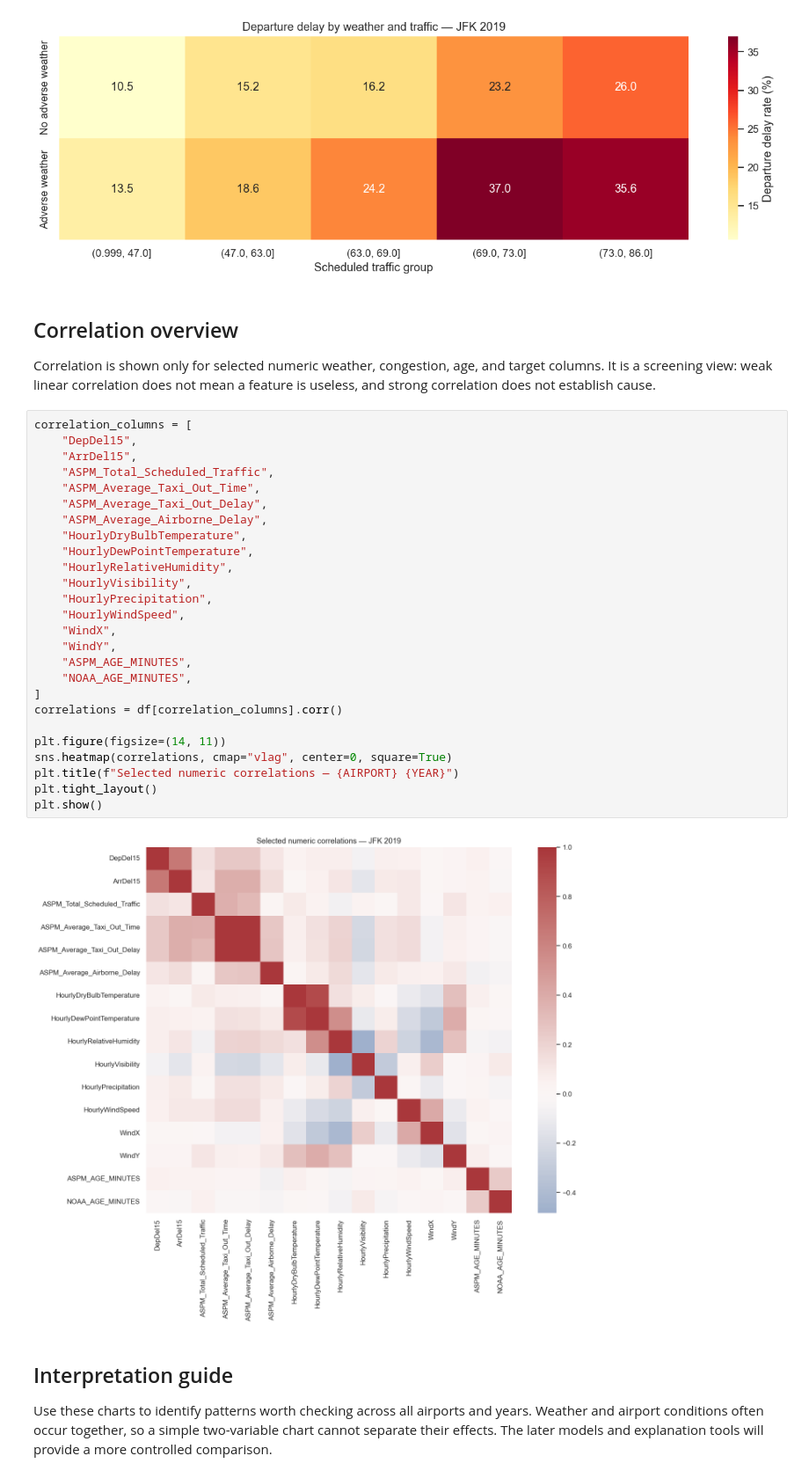
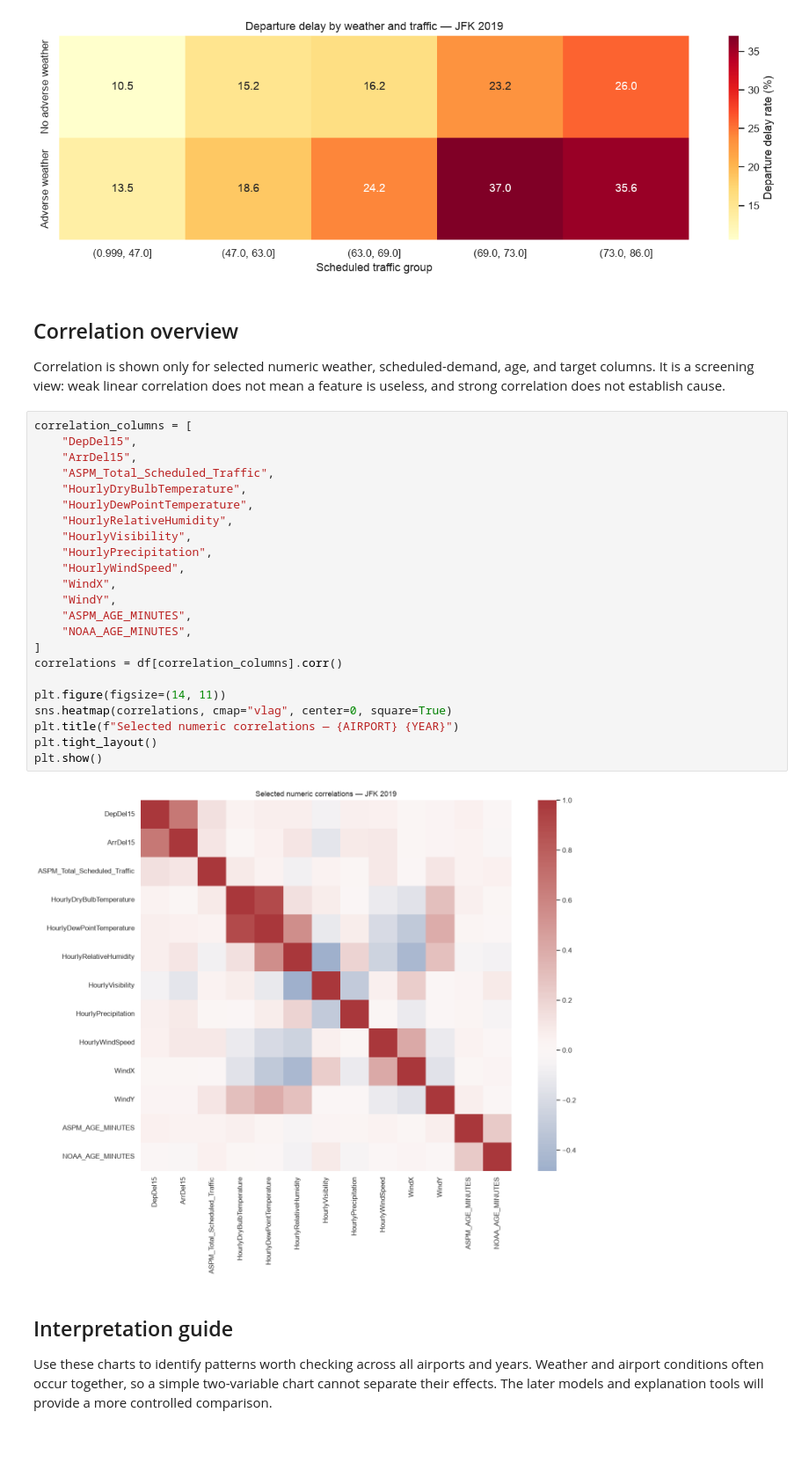
Before and after one commit to johndk/berkeley-ml-capstone, a Jupyter notebook: eda/03_weather_and_congestion.ipynb, the cells around one changed output. Shown at 88% size. Drawn from its saved outputs; the diff is of its cells as text; blank space fills up the shorter version.

```diff
--- a/eda/03_weather_and_congestion.ipynb
+++ b/eda/03_weather_and_congestion.ipynb
@@ -332,35 +305,32 @@ plt.show()
 # %% [markdown]
 ## Correlation overview
 
-Correlation is shown only for selected numeric weather, congestion, age, and target columns. It is a screening view: weak linear correlation does not mean a feature is useless, and strong correlation does not establish cause.
+Correlation is shown only for selected numeric weather, scheduled-demand, age, and target columns. It is a screening view: weak linear correlation does not mean a feature is useless, and strong correlation does not establish cause.
 # %%
 correlation_columns = [
     "DepDel15",
     "ArrDel15",
     "ASPM_Total_Scheduled_Traffic",
-    "ASPM_Average_Taxi_Out_Time",
-    "ASPM_Average_Taxi_Out_Delay",
-    "ASPM_Average_Airborne_Delay",
     "HourlyDryBulbTemperature",
     "HourlyDewPointTemperature",
     "HourlyRelativeHumidity",
     "HourlyVisibility",
     "HourlyPrecipitation",
     "HourlyWindSpeed",
     "WindX",
     "WindY",
     "ASPM_AGE_MINUTES",
     "NOAA_AGE_MINUTES",
 ]
 correlations = df[correlation_columns].corr()
 
 plt.figure(figsize=(14, 11))
 sns.heatmap(correlations, cmap="vlag", center=0, square=True)
 plt.title(f"Selected numeric correlations — {AIRPORT} {YEAR}")
 plt.tight_layout()
 plt.show()
 # %% [output]
-[figure, old version]
+[figure, new version]
 # %% [markdown]
 ## Interpretation guide
 
```
Also changed, not shown: parts of 3 cells of this notebook, 9 other files.
